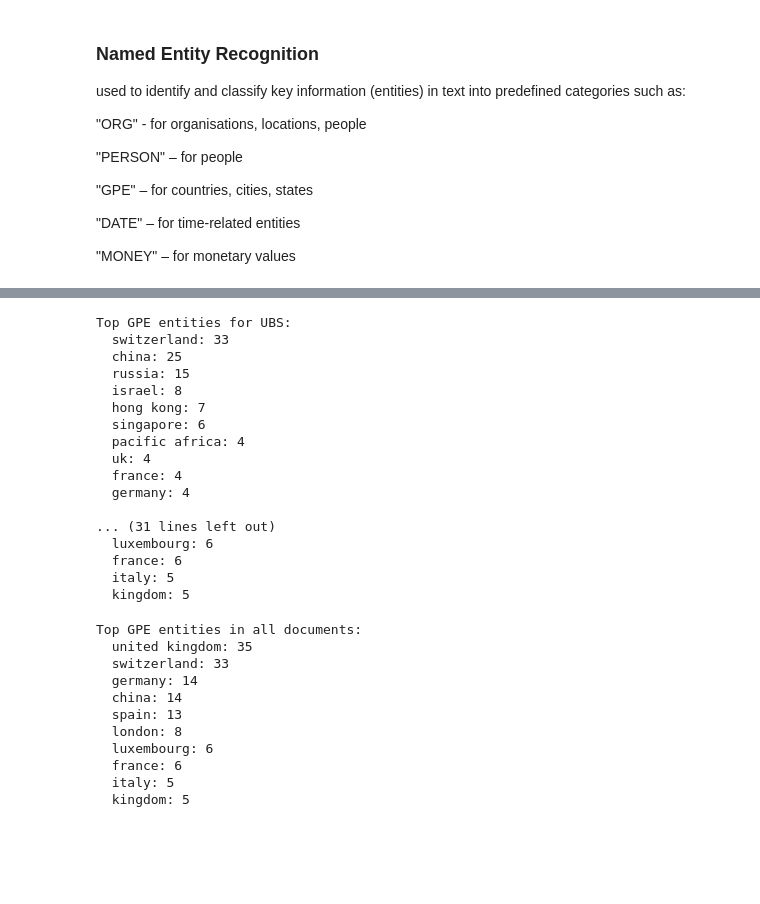
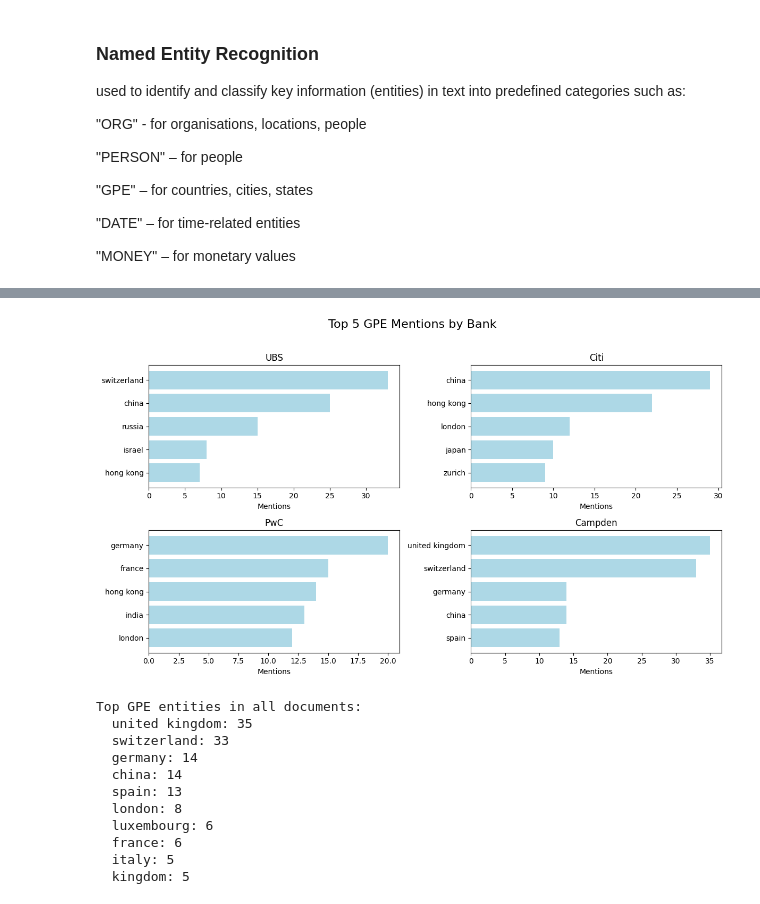
Before and after one commit to blaise-em/Impact-Investing-Capstone-Project, a Jupyter notebook: Notebook 3.ipynb, the cells around one changed output, grey strips where cells are left out. Cells and saved outputs as stored; diff of their text form; code cells hidden in the pictures; blank space fills up the shorter version.

```diff
--- a/Notebook 3.ipynb
+++ b/Notebook 3.ipynb
@@ -706,33 +708,38 @@ Top GPE entities for 2022:
 # %%
-ENTITY_TYPE = "GPE"  # Change this to GPE, PERSON, etc. if needed
+ENTITY_TYPE = "GPE"
+top_n = 5
 
-# Loop through banks and extract entities
+entity_counts_by_bank = {}
+
 for bank, text in bank_docs.items():
     doc = nlp(text)
     entities = [ent.text for ent in doc.ents if ent.label_ == ENTITY_TYPE]
-    top_entities = Counter(entities).most_common(10)
-
-    print(f"\nTop {ENTITY_TYPE} entities for {bank}:")
-    for entity, count in top_entities:
-        print(f"  {entity}: {count}")
+    top_entities = Counter(entities).most_common(top_n)
+    entity_counts_by_bank[bank] = top_entities
-# %% [output]
-Top GPE entities for UBS:
-  switzerland: 33
-  china: 25
-  russia: 15
-  israel: 8
-  hong kong: 7
-  singapore: 6
-  pacific africa: 4
-  uk: 4
-  france: 4
-  germany: 4
-
-... (31 lines left out)
-  luxembourg: 6
-  france: 6
-  italy: 5
-  kingdom: 5
+# %%
+num_banks = len(entity_counts_by_bank)
+cols = 2
+rows = (num_banks + 1) // cols
+
+fig, axes = plt.subplots(rows, cols, figsize=(12, rows * 3.5))
+axes = axes.flatten()
+
+for idx, (bank, entities) in enumerate(entity_counts_by_bank.items()):
+    labels, counts = zip(*entities)
+    axes[idx].barh(labels, counts, color='lightblue')
+    axes[idx].invert_yaxis()  # Highest count on top
+    axes[idx].set_title(bank)
+    axes[idx].set_xlabel("Mentions")
+
+# Turn off empty subplots (if any)
+for j in range(idx + 1, len(axes)):
+    axes[j].axis("off")
+
+fig.suptitle(f"Top {top_n} {ENTITY_TYPE} Mentions by Bank", fontsize=16)
+plt.tight_layout(rect=[0, 0, 1, 0.96])
+plt.show()
+# %% [output]
+[figure, added]
 # %%
 all_text = ' '.join(documents)
 
```
Also changed, not shown: parts of 3 cells of this notebook, 2 other files.
